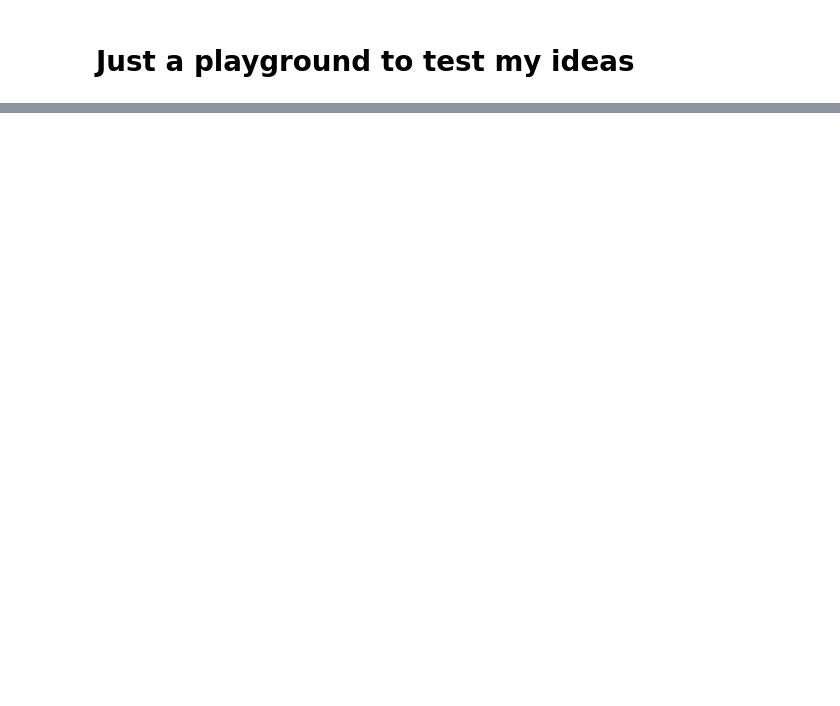
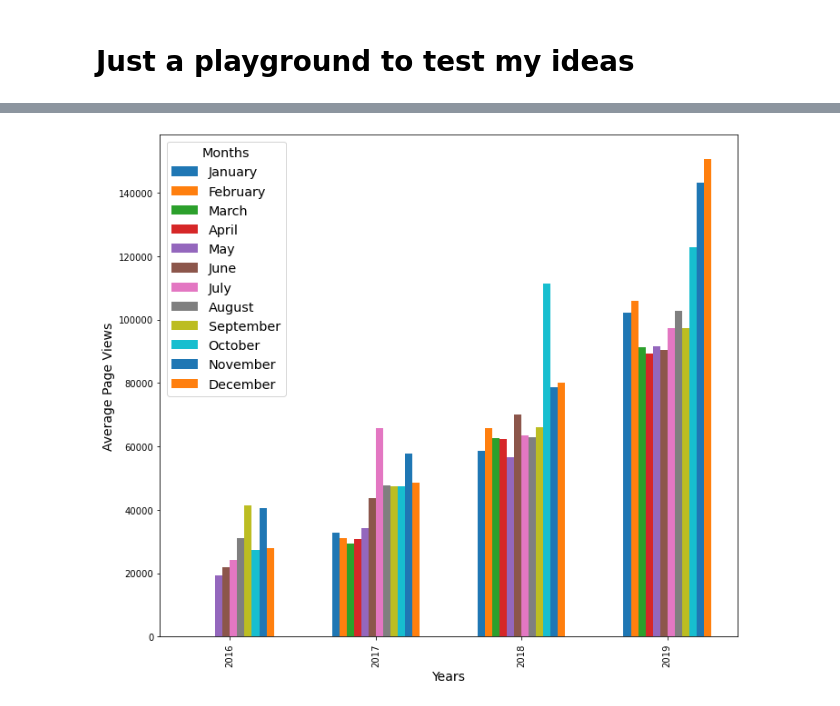
Before and after one commit to dangarmol/data-science-notes-fcc, a Jupyter notebook: Data Analysis with Python/Projects/Page View Time Series Visualiser/time_series_visualizer.ipynb, the cells around one changed output, grey strips where cells are left out. Cells and saved outputs as stored; diff of their text form; code cells hidden in the pictures; blank space fills up the shorter version.

```diff
--- a/Data Analysis with Python/Projects/Page View Time Series Visualiser/time_series_visualizer.ipynb
+++ b/Data Analysis with Python/Projects/Page View Time Series Visualiser/time_series_visualizer.ipynb
@@ -45,0 +220,37 @@ Text(0.5, 1.0, 'Hello')
+# %%
+# Inspired by https://matplotlib.org/3.1.1/gallery/lines_bars_and_markers/barchart.html
+
+months = ["January", "February", "March", "April", "May", "June", "July", "August", "September", "October", "November", "December"]
+
+group_labels = pd.unique(df["year"])
+
+means = list()
+
+for i in range(1, 13):
+    means.append(list(df_grouped[(df_grouped["month"] == i)]["value"]))
+    if len(means[i - 1]) < 4:
+        means[i - 1].insert(0,0)
+
+x = np.arange(len(group_labels))  # the year label locations
+width = 0.05  # the width of the bars
+
+fig, axis = plt.subplots(figsize=(10,13*(2/3)))
+
+rects = list()
+size_differential = -11
+
+for i in range(0,12):
+    rects.append(axis.bar(x + ((size_differential + (2*i)) / 2) * width, means[i], width, label=months[i]))
+
+# Add some text for labels, title and custom x-axis tick labels, etc.
+axis.set_xlabel("Years", fontsize=14)
+axis.set_ylabel("Average Page Views", fontsize=14)
+axis.set_xticks(x)
+axis.set_xticklabels(group_labels, rotation=90, ha="center")
+axis.legend(title="Months", title_fontsize="x-large", fontsize="x-large")
+
+fig.tight_layout()
+
+plt.show()
+# %% [output]
+[figure, added]
```
Also changed, not shown: parts of 16 cells of this notebook.
